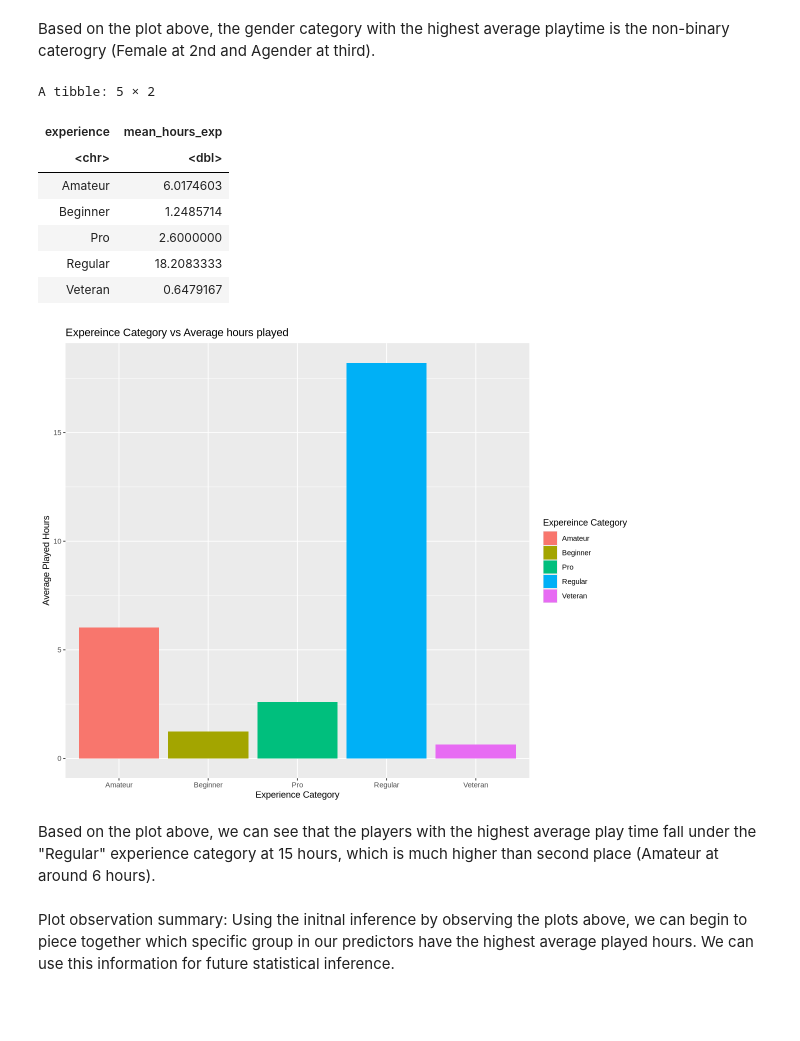
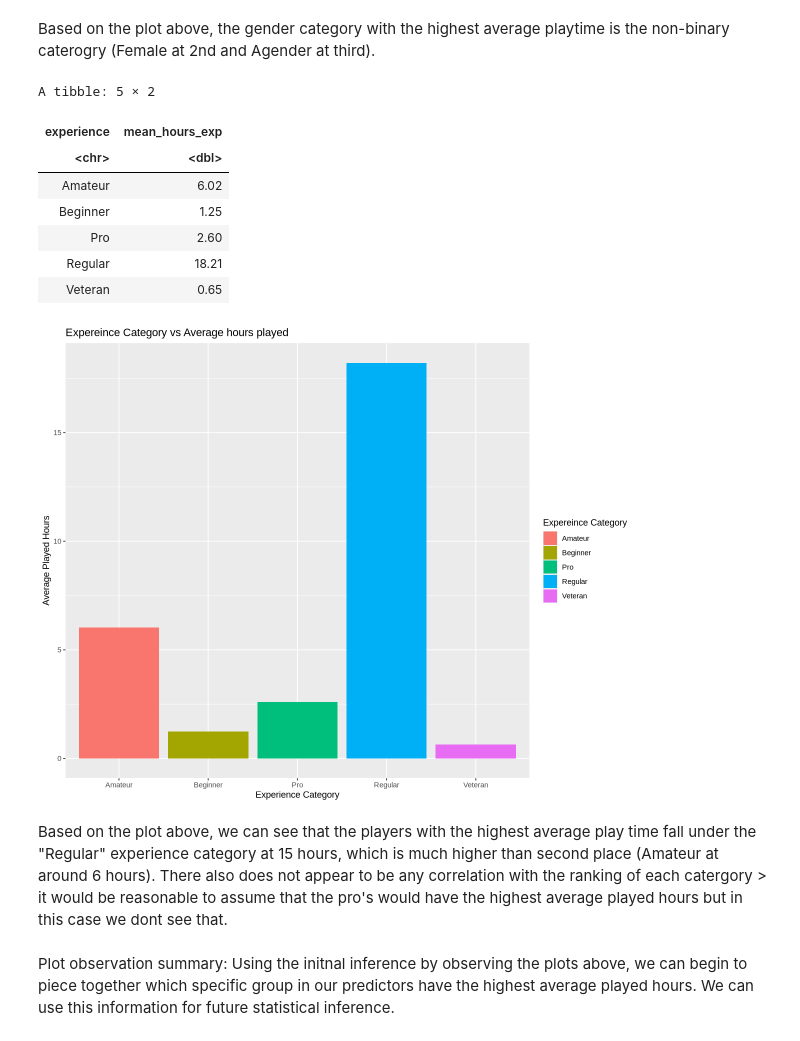
Before and after one commit to ksp1113/dsci-100-indivudal-kp, a Jupyter notebook: ksp-individual-dsci100.ipynb, the cells around one changed output. Cells and saved outputs as stored; diff of their text form; code cells hidden in the pictures; blank space fills up the shorter version.

```diff
--- a/ksp-individual-dsci100.ipynb
+++ b/ksp-individual-dsci100.ipynb
@@ -144,28 +190,28 @@ Based on the plot above, the gender category with the highest average playtime i
 # %%
 options(repr.plot.width = 10, repr.plot.height = 8)
 
 #Start by grouping the experience and then finding the mean hours played for each expereince category
 players_experience <- players |>
   group_by(experience) |>
-  summarize(mean_hours_exp = mean(played_hours, na.rm = TRUE))
+  summarize(mean_hours_exp = round(mean(played_hours, na.rm = TRUE),2))
 players_experience
 
 #Plotting the data out on a easy to view bar plot
 experience_plot <- ggplot(players_experience, aes(x=experience, y= mean_hours_exp, fill = experience)) +
                geom_bar(stat= "identity")+
                labs(x= "Experience Category", y = "Average Played Hours", fill = "Expereince Category", title = "Expereince Category vs Average hours played")
 experience_plot
 # %% [output]
 A tibble: 5 × 2
 | experience | mean_hours_exp |
 | <chr> | <dbl> |
-| Amateur | 6.0174603 |
-| Beginner | 1.2485714 |
-| Pro | 2.6000000 |
-| Regular | 18.2083333 |
-| Veteran | 0.6479167 |
+| Amateur | 6.02 |
+| Beginner | 1.25 |
+| Pro | 2.60 |
+| Regular | 18.21 |
+| Veteran | 0.65 |
 [figure]
 # %% [markdown]
-Based on the plot above, we can see that the players with the highest average play time fall under the "Regular" experience category at 15 hours, which is much higher than second place (Amateur at around 6 hours).
+Based on the plot above, we can see that the players with the highest average play time fall under the "Regular" experience category at 15 hours, which is much higher than second place (Amateur at around 6 hours). There also does not appear to be any correlation with the ranking of each catergory > it would be reasonable to assume that the pro's would have the highest average played hours but in this case we dont see that.
 # %% [markdown]
 Plot observation summary: Using the initnal inference by observing the plots above, we can begin to piece together which specific group in our predictors have the highest average played hours. We can use this information for future statistical inference.
```
Also changed, not shown: parts of 6 cells of this notebook.
